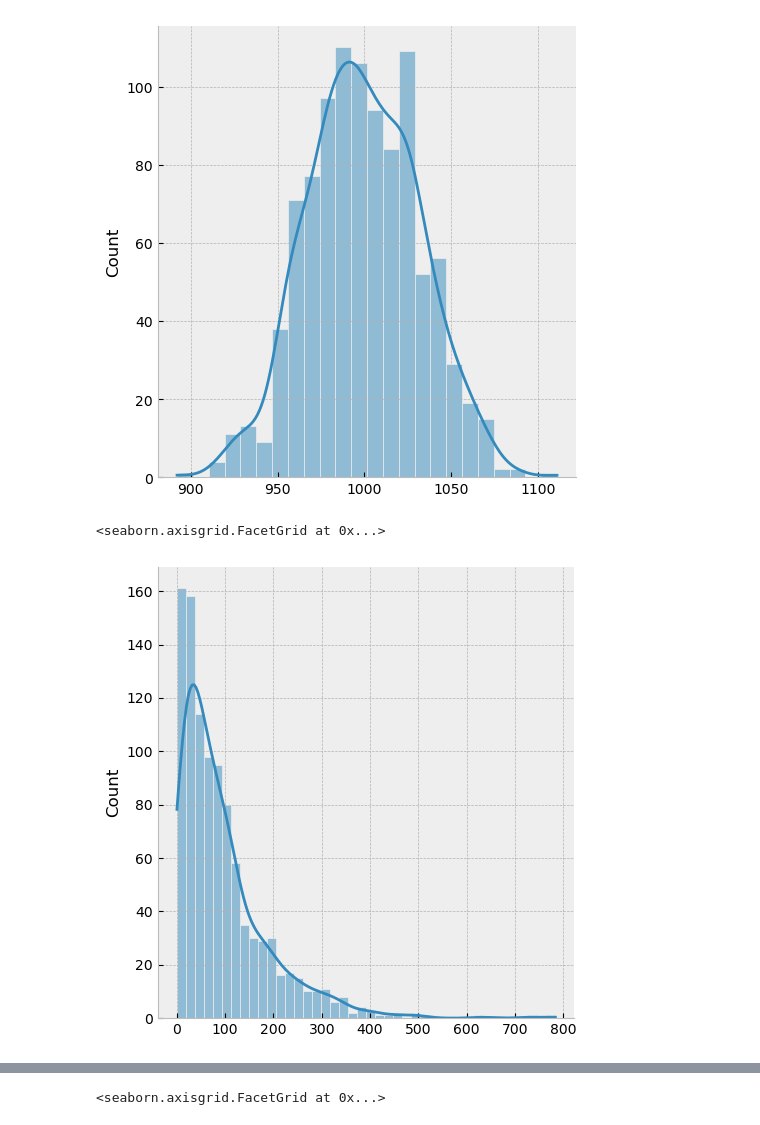
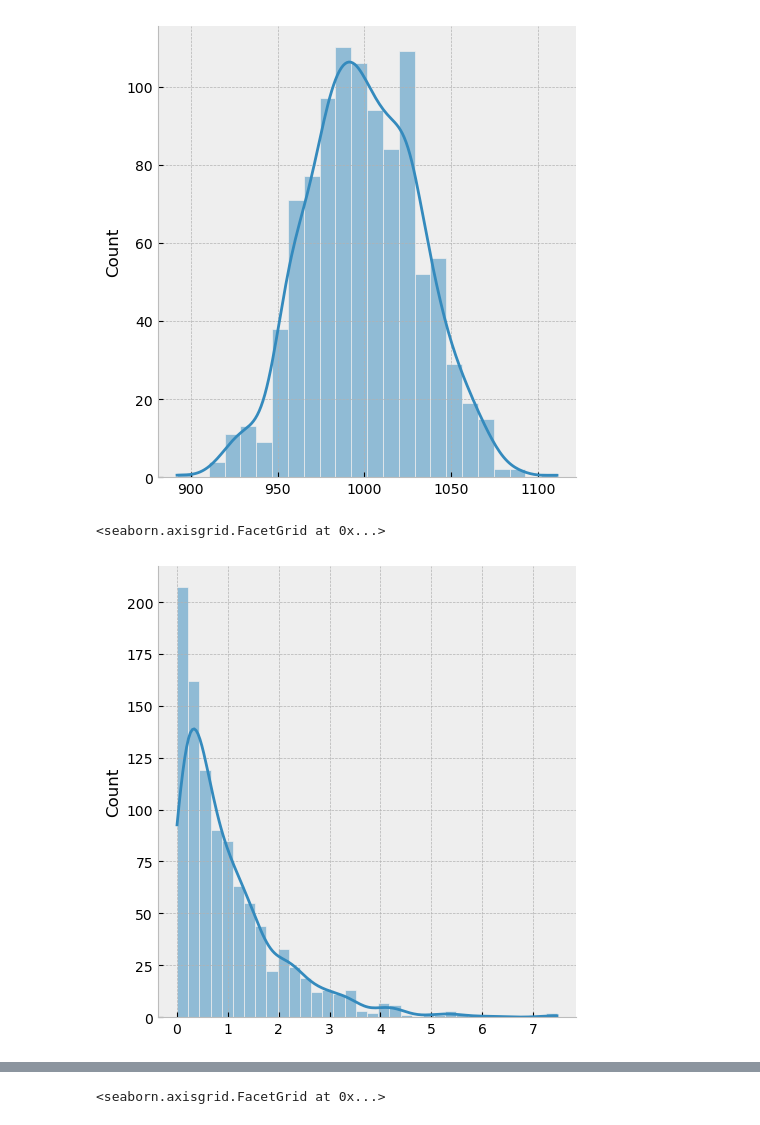
Before and after one commit to Alexchen666/Kidney-Cancer, a Jupyter notebook: Kidney Cancer BDA.ipynb, the cells around one changed output, grey strips where cells are left out. Cells and saved outputs as stored; diff of their text form; code cells hidden in the pictures.

```diff
--- a/Kidney Cancer BDA.ipynb
+++ b/Kidney Cancer BDA.ipynb
@@ -187,8 +191,10 @@ sns.displot(rng.poisson(1000, size=1000), kde=True)
 <seaborn.axisgrid.FacetGrid at 0x...>
 [figure]
 # %%
+# the prior of rho
+
 rng = np.random.default_rng(seed_split)
-sns.displot(rng.negative_binomial(1, 0.01, size = 1000), kde=True)
+sns.displot(rng.exponential(1, size=1000), kde=True)
 # %% [output]
 <seaborn.axisgrid.FacetGrid at 0x...>
-[figure, old version]
+[figure, new version]
```
Also changed, not shown: parts of 24 cells of this notebook.
